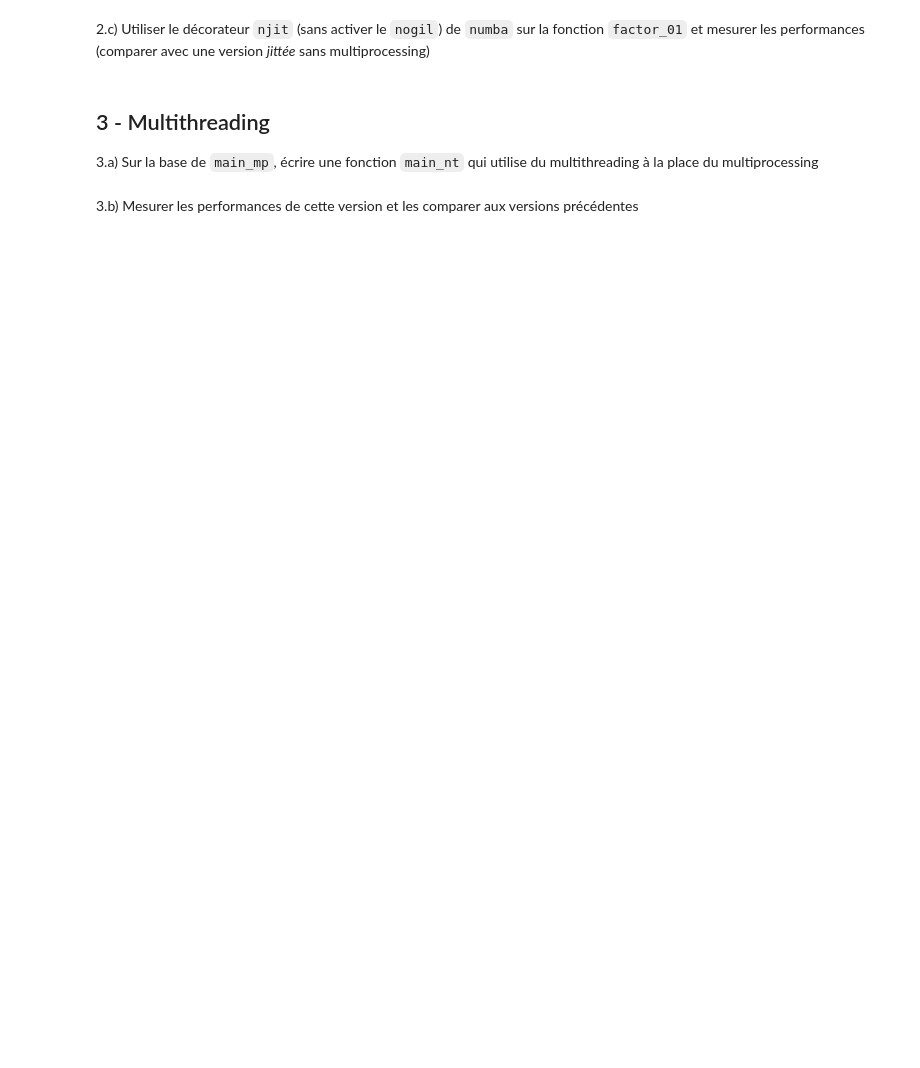
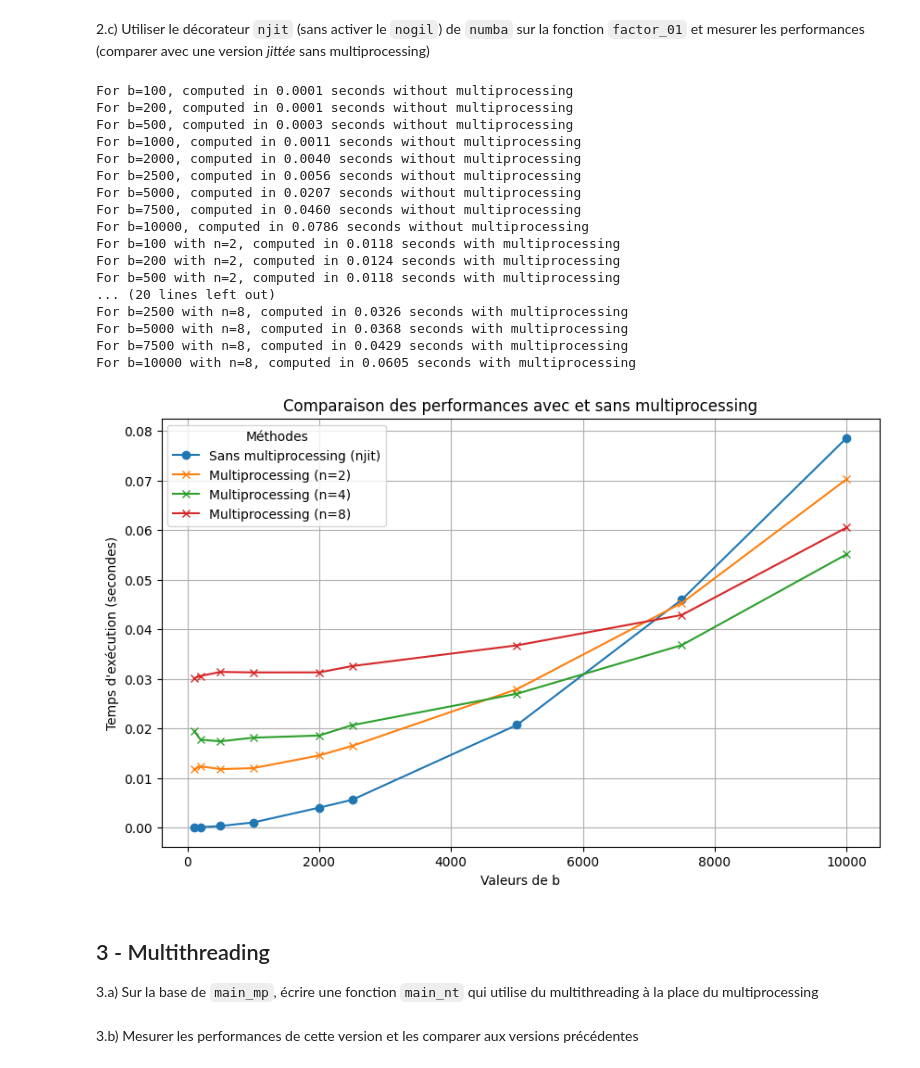
Before and after one commit to RodrigoFernandes-DA/TPs_Univ, a Jupyter notebook: Architectures et Technologies en Sciences des Données/M1SD-TP02-Multitasking-Ex02-factor.ipynb, the cells around one changed output. Saved outputs shown, nothing was run; the diff lists cells and outputs as text; code cells hidden in the pictures; blank space fills up the shorter version.

```diff
--- a/Architectures et Technologies en Sciences des Données/M1SD-TP02-Multitasking-Ex02-factor.ipynb
+++ b/Architectures et Technologies en Sciences des Données/M1SD-TP02-Multitasking-Ex02-factor.ipynb
@@ -310,3 +194,62 @@ BrokenProcessPool: A process in the process pool was terminated abruptly while t
+# %%
+times_without_mp = []
+
+for b in b_values:
+    tic = time.time()
+    mains = main(1, b)  # Appel de la version non-parallélisée avec njit
+    toc = time.time()
+    elapsed_time = toc - tic
+    times_without_mp.append(elapsed_time)
+    print(f'For b={b}, computed in {elapsed_time:.4f} seconds without multiprocessing')
+
+# Mesure du temps d'exécution de la version avec multiprocessing (avec main_mp)
+n_values = [2, 4, 8]  # Nombre de processus pour multiprocessing
+times_with_mp = {n: [] for n in n_values}
+
+for n in n_values:
+    for b in b_values:
+        tic = time.time()
+        mains_mp = main_mp(1, b, n)  # Appel de main_mp avec multiprocessing
+        toc = time.time()
+        elapsed_time = toc - tic
+        times_with_mp[n].append(elapsed_time)
+        print(f'For b={b} with n={n}, computed in {elapsed_time:.4f} seconds with multiprocessing')
+
+# Plot des résultats
+plt.figure(figsize=(10, 6))
+
+# Graphique pour la version sans multiprocessing
+plt.plot(b_values, times_without_mp, marker='o', label='Sans multiprocessing (njit)')
+
+# Graphique pour les versions avec multiprocessing
+for n in n_values:
+    plt.plot(b_values, times_with_mp[n], marker='x', label=f'Multiprocessing (n={n})')
+
+plt.xlabel('Valeurs de b')
+plt.ylabel("Temps d'exécution (secondes)")
+plt.title("Comparaison des performances avec et sans multiprocessing")
+plt.legend(title="Méthodes")
+plt.grid(True)
+plt.show()
+# %% [output]
+For b=100, computed in 0.0001 seconds without multiprocessing
+For b=200, computed in 0.0001 seconds without multiprocessing
+For b=500, computed in 0.0003 seconds without multiprocessing
+For b=1000, computed in 0.0011 seconds without multiprocessing
+For b=2000, computed in 0.0040 seconds without multiprocessing
+For b=2500, computed in 0.0056 seconds without multiprocessing
+For b=5000, computed in 0.0207 seconds without multiprocessing
+For b=7500, computed in 0.0460 seconds without multiprocessing
+For b=10000, computed in 0.0786 seconds without multiprocessing
+For b=100 with n=2, computed in 0.0118 seconds with multiprocessing
+For b=200 with n=2, computed in 0.0124 seconds with multiprocessing
+For b=500 with n=2, computed in 0.0118 seconds with multiprocessing
+... (20 lines left out)
+For b=2500 with n=8, computed in 0.0326 seconds with multiprocessing
+For b=5000 with n=8, computed in 0.0368 seconds with multiprocessing
+For b=7500 with n=8, computed in 0.0429 seconds with multiprocessing
+For b=10000 with n=8, computed in 0.0605 seconds with multiprocessing
+[figure, added]
 # %% [markdown]
 ## 3 - Multithreading
 
```
Also changed, not shown: parts of 11 cells of this notebook, 4 other files.
